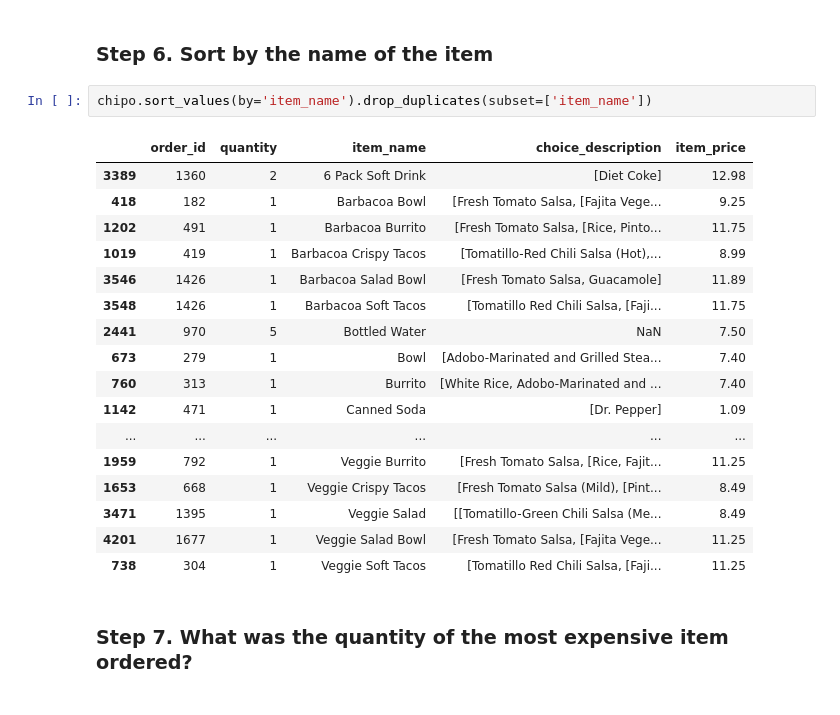
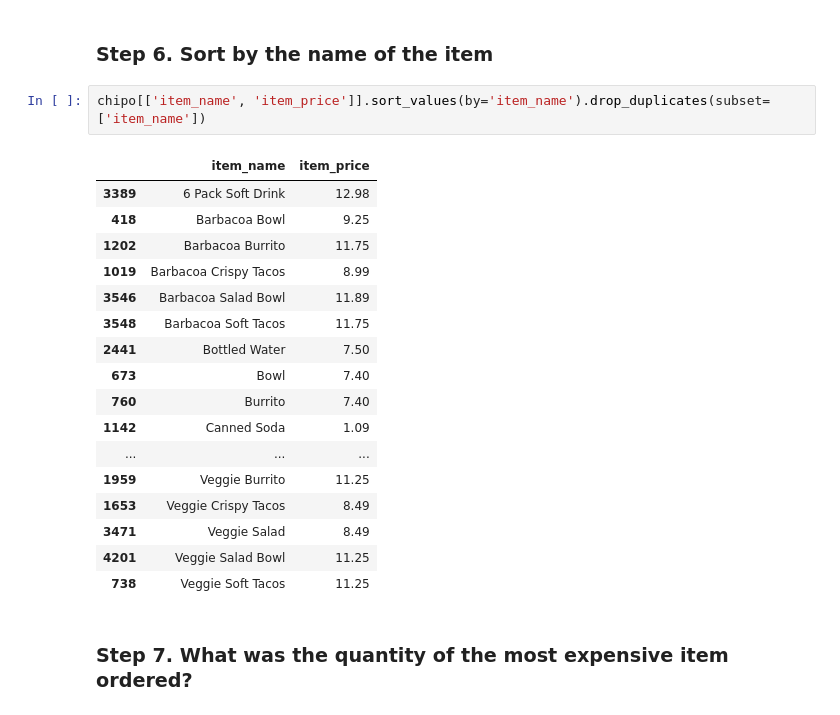
Before and after one commit to drshahizan/HPDP, a Jupyter notebook: lab/submission/21ProMax/lab1d.ipynb, the cells around one changed output. Cells and saved outputs as stored; diff of their text form.

```diff
--- a/lab/submission/21ProMax/lab1d.ipynb
+++ b/lab/submission/21ProMax/lab1d.ipynb
@@ -54,25 +54,25 @@ chipo[['item_name', 'item_price']].drop_duplicates(subset=['item_name'])
 # %% [markdown]
 ### Step 6. Sort by the name of the item
 # %%
-chipo.sort_values(by='item_name').drop_duplicates(subset=['item_name'])
+chipo[['item_name', 'item_price']].sort_values(by='item_name').drop_duplicates(subset=['item_name'])
 # %% [output]
-|  | order_id | quantity | item_name | choice_description | item_price |
-| 3389 | 1360 | 2 | 6 Pack Soft Drink | [Diet Coke] | 12.98 |
-| 418 | 182 | 1 | Barbacoa Bowl | [Fresh Tomato Salsa, [Fajita Vege... | 9.25 |
-| 1202 | 491 | 1 | Barbacoa Burrito | [Fresh Tomato Salsa, [Rice, Pinto... | 11.75 |
-| 1019 | 419 | 1 | Barbacoa Crispy Tacos | [Tomatillo-Red Chili Salsa (Hot),... | 8.99 |
-| 3546 | 1426 | 1 | Barbacoa Salad Bowl | [Fresh Tomato Salsa, Guacamole] | 11.89 |
-| 3548 | 1426 | 1 | Barbacoa Soft Tacos | [Tomatillo Red Chili Salsa, [Faji... | 11.75 |
-| 2441 | 970 | 5 | Bottled Water | NaN | 7.50 |
-| 673 | 279 | 1 | Bowl | [Adobo-Marinated and Grilled Stea... | 7.40 |
-| 760 | 313 | 1 | Burrito | [White Rice, Adobo-Marinated and ... | 7.40 |
-| 1142 | 471 | 1 | Canned Soda | [Dr. Pepper] | 1.09 |
-| ... | ... | ... | ... | ... | ... |
-| 1959 | 792 | 1 | Veggie Burrito | [Fresh Tomato Salsa, [Rice, Fajit... | 11.25 |
-| 1653 | 668 | 1 | Veggie Crispy Tacos | [Fresh Tomato Salsa (Mild), [Pint... | 8.49 |
-| 3471 | 1395 | 1 | Veggie Salad | [[Tomatillo-Green Chili Salsa (Me... | 8.49 |
-| 4201 | 1677 | 1 | Veggie Salad Bowl | [Fresh Tomato Salsa, [Fajita Vege... | 11.25 |
-| 738 | 304 | 1 | Veggie Soft Tacos | [Tomatillo Red Chili Salsa, [Faji... | 11.25 |
+|  | item_name | item_price |
+| 3389 | 6 Pack Soft Drink | 12.98 |
+| 418 | Barbacoa Bowl | 9.25 |
+| 1202 | Barbacoa Burrito | 11.75 |
+| 1019 | Barbacoa Crispy Tacos | 8.99 |
+| 3546 | Barbacoa Salad Bowl | 11.89 |
+| 3548 | Barbacoa Soft Tacos | 11.75 |
+| 2441 | Bottled Water | 7.50 |
+| 673 | Bowl | 7.40 |
+| 760 | Burrito | 7.40 |
+| 1142 | Canned Soda | 1.09 |
+| ... | ... | ... |
+| 1959 | Veggie Burrito | 11.25 |
+| 1653 | Veggie Crispy Tacos | 8.49 |
+| 3471 | Veggie Salad | 8.49 |
+| 4201 | Veggie Salad Bowl | 11.25 |
+| 738 | Veggie Soft Tacos | 11.25 |
 # %% [markdown]
 ### Step 7. What was the quantity of the most expensive item ordered?
 # %%
```
